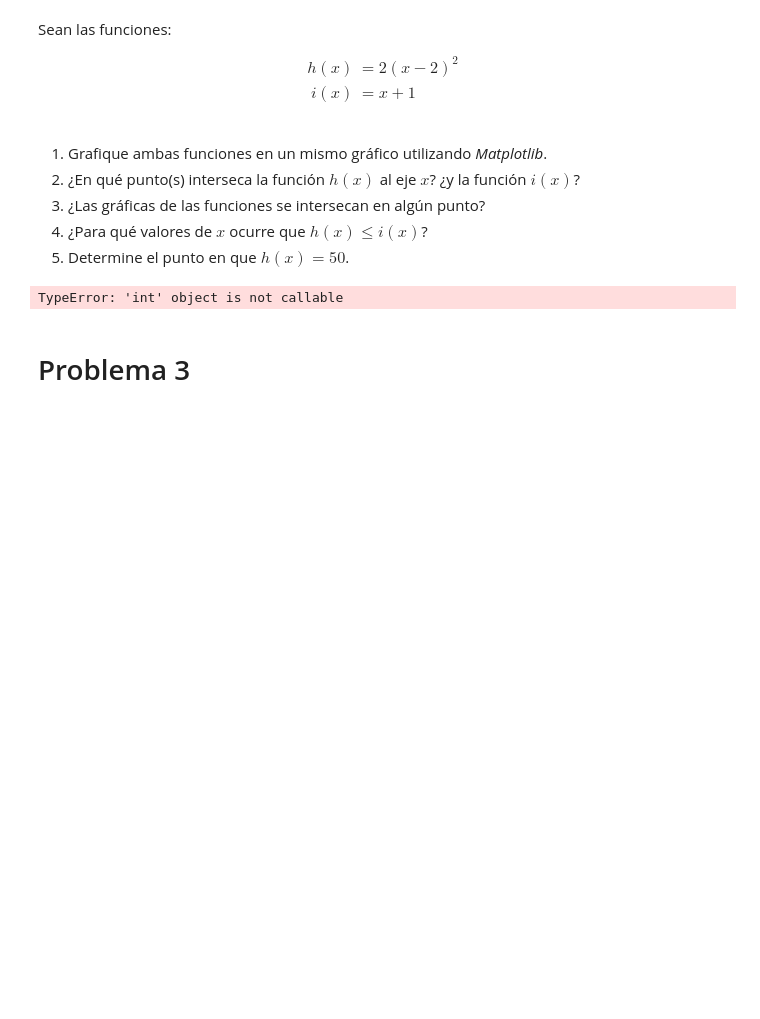
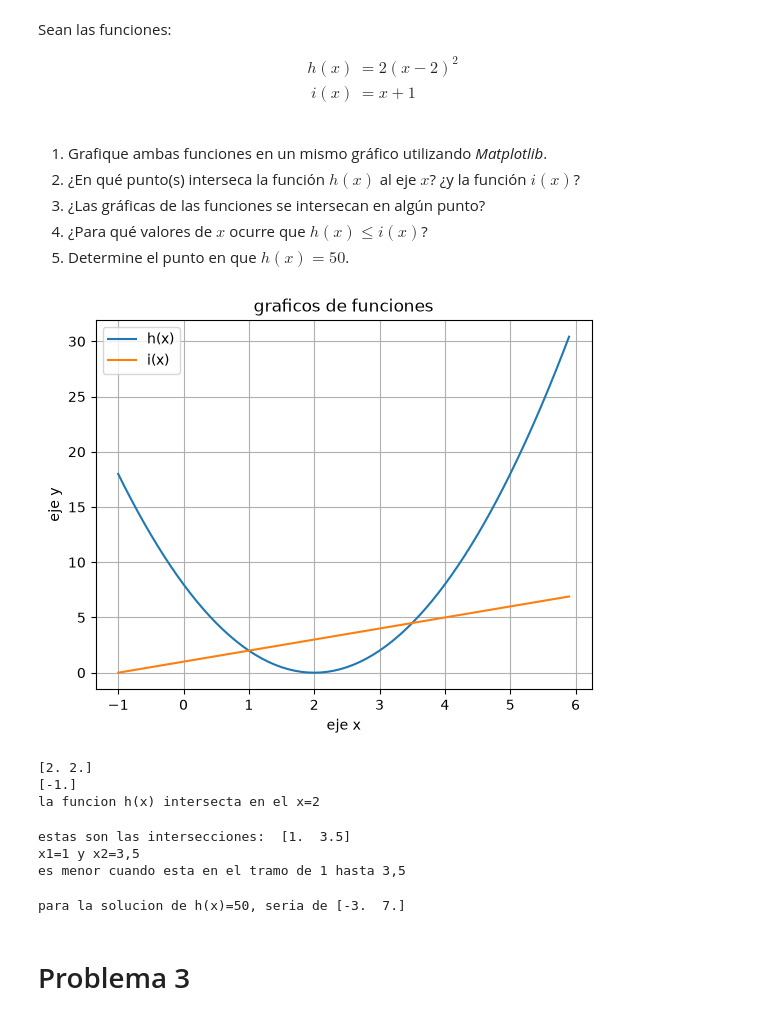
Before and after one commit to Daboddavid/Matematica-aplicada-pitudo, a Jupyter notebook: G3_Aplicaciones_de_funciones.ipynb, the cells around one changed output. Cells and saved outputs as stored; diff of their text form; code cells hidden in the pictures; blank space fills up the shorter version.

```diff
--- a/G3_Aplicaciones_de_funciones.ipynb
+++ b/G3_Aplicaciones_de_funciones.ipynb
@@ -78,24 +82,70 @@ i(x) & = x + 1
 5. Determine el punto en que $h(x) = 50$.
 # %%
 def h(x):
-    return 2(x-2)**2
+    return 2*(x-2)**2
 
 def i(x):
     return x+1
 
-x = np.arange(0, 6, 0.1)
+x = np.arange(-1, 6, 0.1)
 plt.plot(x, h(x), label = 'h(x)')
 
 plt.plot(x, i(x), label = 'i(x)')
 
-plt.title('datos funcion')
+plt.title('graficos de funciones')
 plt.ylabel('eje y')
 plt.xlabel('eje x')
 plt.legend()
 plt.grid()
 plt.show()
 # %% [output]
-TypeError: 'int' object is not callable
+[figure, added]
+# %%
+#RESPUESTA 2
+
+xo = np.linspace(0, 6, 2)
+solucion = fsolve(h, xo)
+print(f"{solucion}")
+xo = np.linspace(-5, 5, 1)
+solucion1 = fsolve(i, xo)
+print(f"{solucion1}")
+
+print(f"la funcion h(x) intersecta una vez en x=2")
+print(f"")
+# %% [output]
+[2. 2.]
+[-1.]
+la funcion h(x) intersecta en el x=2
+# %%
+
+
+#RESPUESTA 3 y 4
+
+def T1(x):
+    return h(x) - i(x)
+
+xo = np.linspace(0, 4, 2)
+solucion = fsolve(T1, xo)
+
+print(f"estas son las intersecciones:  {solucion}")
+print("x1=1 y x2=3,5")
+print(f"es menor cuando esta en el tramo de 1 hasta 3,5")
+# %% [output]
+estas son las intersecciones:  [1.  3.5]
+x1=1 y x2=3,5
+es menor cuando esta en el tramo de 1 hasta 3,5
+# %%
+#RESPUESTA 5
+
+def H1(x):
+    return h(x) - 50
+
+xo = np.linspace(-5, 10, 2)
+solucion3 = fsolve(H1, xo)
+
+print(f"para la solucion de h(x)=50, seria de {solucion3}")
+# %% [output]
+para la solucion de h(x)=50, seria de [-3.  7.]
 # %% [markdown]
 # Problema 3
 # %% [markdown]
```
Also changed, not shown: parts of 2 cells of this notebook.
